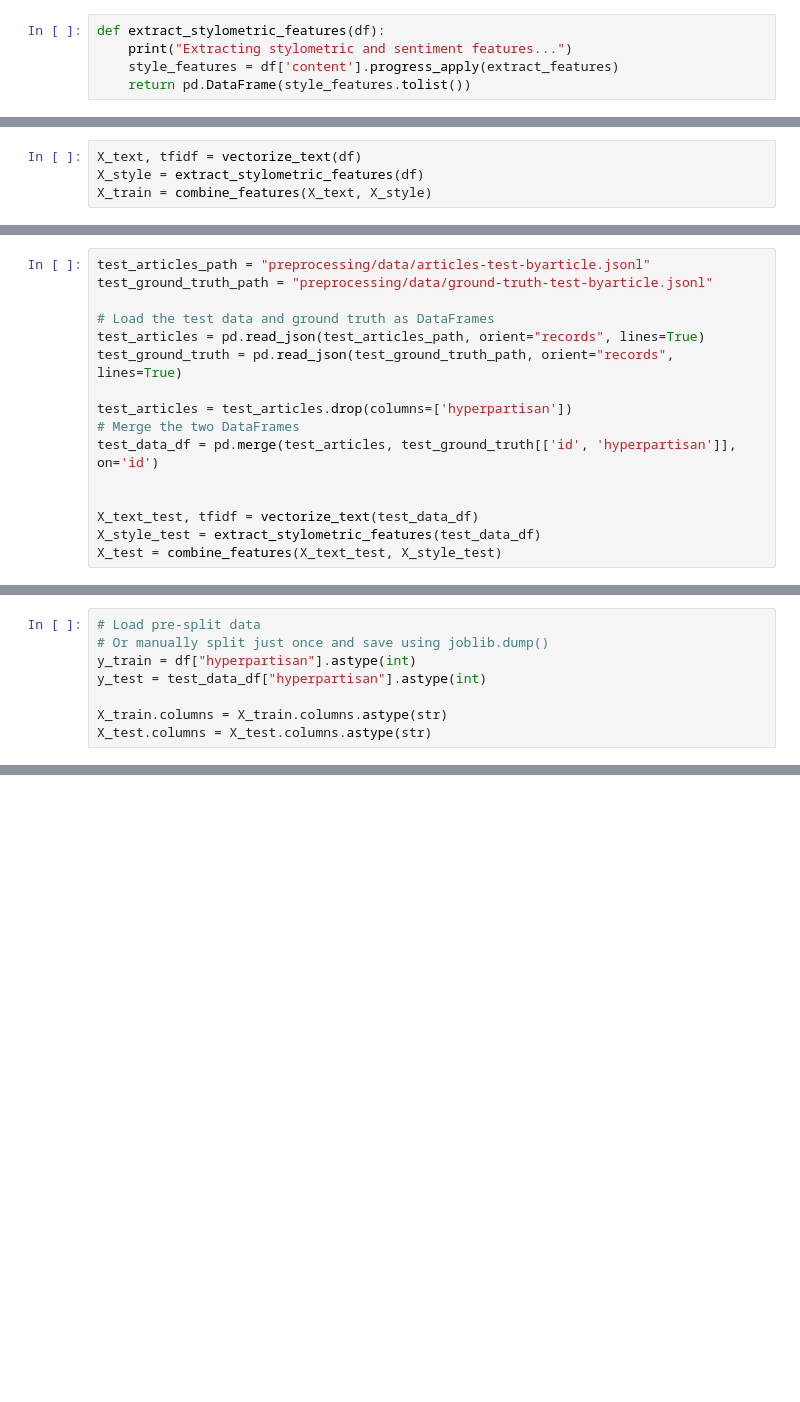
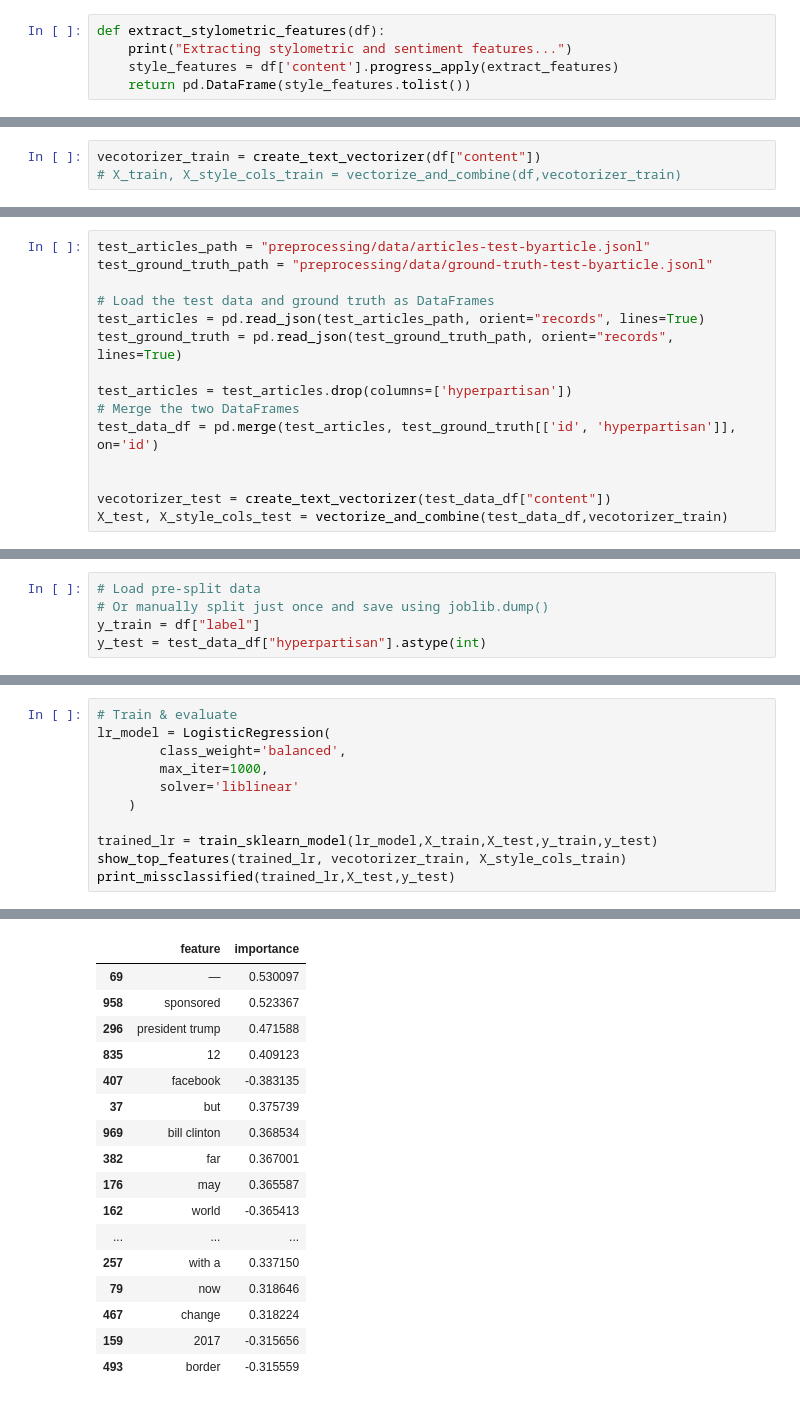
Before and after one commit to Mekruba/DAT550-Project, a Jupyter notebook: Project.ipynb, the cells around one changed output, grey strips where cells are left out. Saved outputs shown, nothing was run; the diff lists cells and outputs as text; blank space fills up the shorter version.

```diff
--- a/Project.ipynb
+++ b/Project.ipynb
@@ -161,7 +211,3 @@ df = prepare_data(
 )
 # %% [output]
 Loading and merging data...
-# %%
-X_text, tfidf = vectorize_text(df)
-X_style = extract_stylometric_features(df)
-X_train = combine_features(X_text, X_style)
@@ -171,0 +214,3 @@ Combining TF-IDF and stylometric features...
+# %%
+vecotorizer_train = create_text_vectorizer(df["content"])
+# X_train, X_style_cols_train = vectorize_and_combine(df,vecotorizer_train)
@@ -182,7 +231,6 @@ test_articles = test_articles.drop(columns=['hyperpartisan'])
 test_data_df = pd.merge(test_articles, test_ground_truth[['id', 'hyperpartisan']], on='id')
 
 
-X_text_test, tfidf = vectorize_text(test_data_df)
-X_style_test = extract_stylometric_features(test_data_df)
-X_test = combine_features(X_text_test, X_style_test)
+vecotorizer_test = create_text_vectorizer(test_data_df["content"])
+X_test, X_style_cols_test = vectorize_and_combine(test_data_df,vecotorizer_train)
 # %% [output]
@@ -192,8 +239,5 @@ Combining TF-IDF and stylometric features...
 # %%
 # Load pre-split data
 # Or manually split just once and save using joblib.dump()
-y_train = df["hyperpartisan"].astype(int)
+y_train = df["label"]
 y_test = test_data_df["hyperpartisan"].astype(int)
-
-X_train.columns = X_train.columns.astype(str)
-X_test.columns = X_test.columns.astype(str)
@@ -275,0 +246,12 @@ Prediction: Not Hyperpartisan (Confidence: 0.84)
+# %%
+# Train & evaluate
+lr_model = LogisticRegression(
+        class_weight='balanced',
+        max_iter=1000,
+        solver='liblinear'
+    )
+
+trained_lr = train_sklearn_model(lr_model,X_train,X_test,y_train,y_test)
+show_top_features(trained_lr, vecotorizer_train, X_style_cols_train)
+print_missclassified(trained_lr,X_test,y_test)
+# %% [output]
@@ -275,0 +272,17 @@ Prediction: Not Hyperpartisan (Confidence: 0.84)
+|  | feature | importance |
+| 69 | — | 0.530097 |
+| 958 | sponsored | 0.523367 |
+| 296 | president trump | 0.471588 |
+| 835 | 12 | 0.409123 |
+| 407 | facebook | -0.383135 |
+| 37 | but | 0.375739 |
+| 969 | bill clinton | 0.368534 |
+| 382 | far | 0.367001 |
+| 176 | may | 0.365587 |
+| 162 | world | -0.365413 |
+| ... | ... | ... |
+| 257 | with a | 0.337150 |
+| 79 | now | 0.318646 |
+| 467 | change | 0.318224 |
+| 159 | 2017 | -0.315656 |
+| 493 | border | -0.315559 |
```
Also changed, not shown: parts of 23 cells of this notebook, 1 other file.
